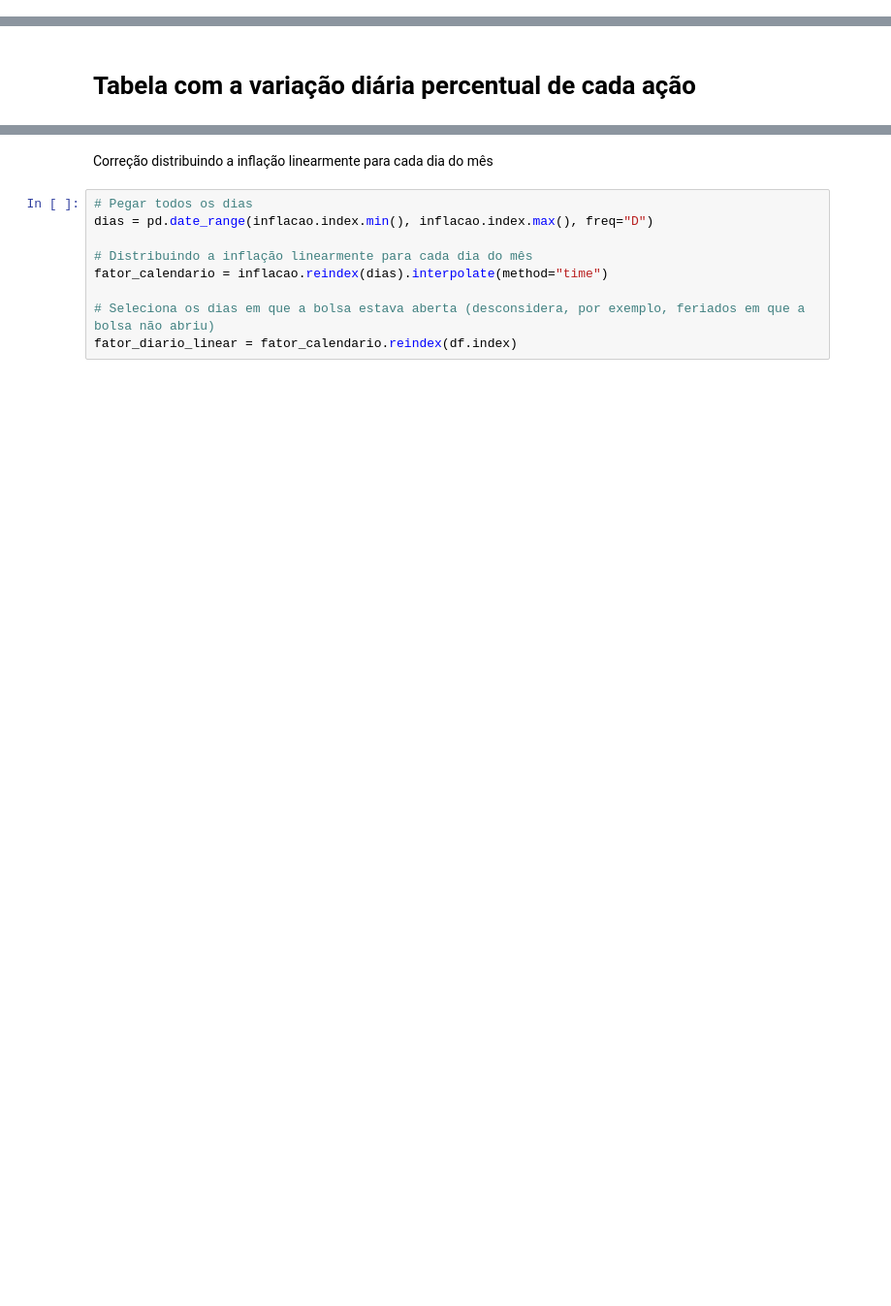
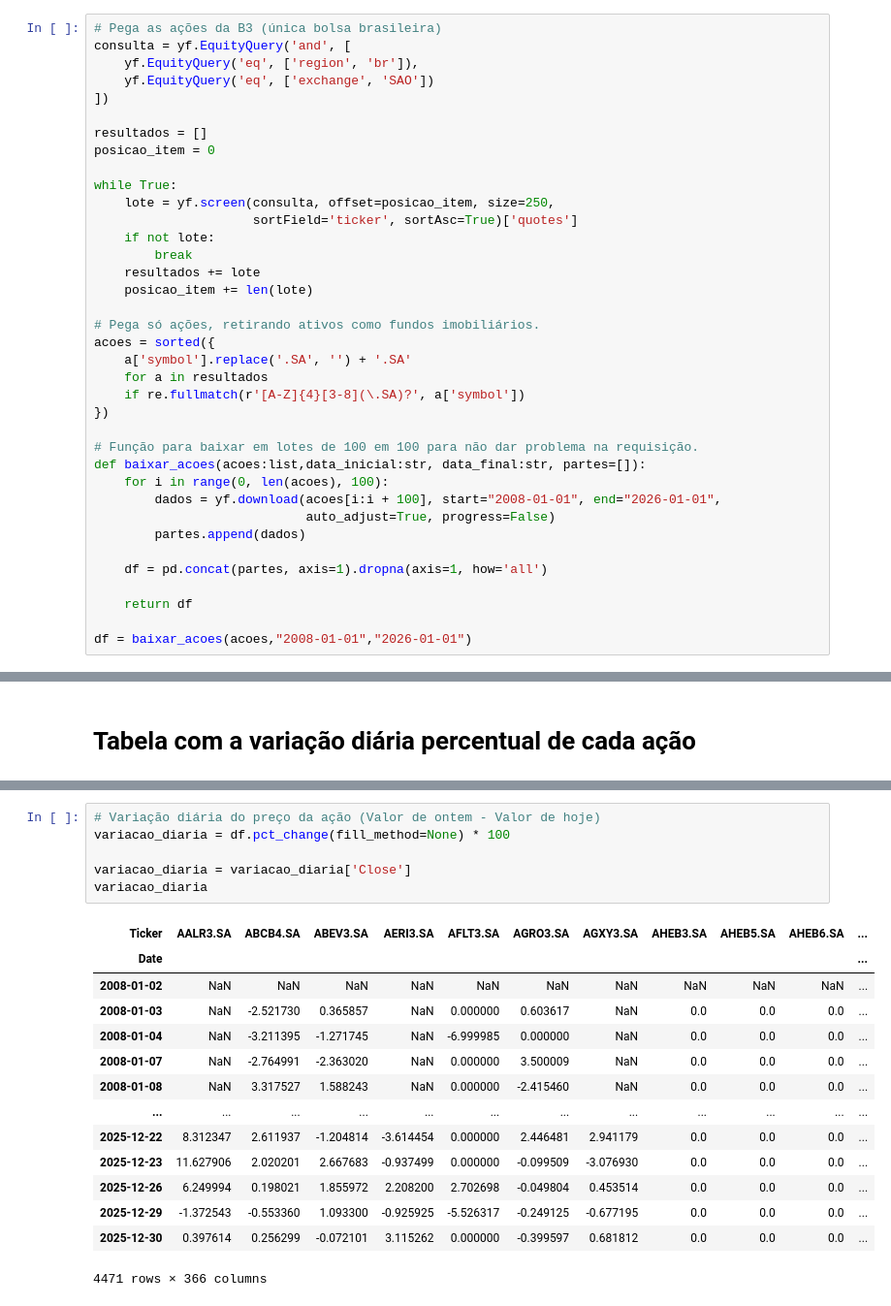
Before and after one commit to Marcos00758/Anti-crisis-stocks-using-graphs, a Jupyter notebook: Tabelas_Acoes.ipynb, the cells around one changed output, grey strips where cells are left out. Shown at 97% size. Drawn from its saved outputs; the diff is of its cells as text; blank space fills up the shorter version.

```diff
--- a/Tabelas_Acoes.ipynb
+++ b/Tabelas_Acoes.ipynb
@@ -50,0 +20,37 @@ df
+# %%
+# Pega as ações da B3 (única bolsa brasileira)
+consulta = yf.EquityQuery('and', [
+    yf.EquityQuery('eq', ['region', 'br']),
+    yf.EquityQuery('eq', ['exchange', 'SAO'])
+])
+
+resultados = []
+posicao_item = 0
+
+while True:
+    lote = yf.screen(consulta, offset=posicao_item, size=250,
+                     sortField='ticker', sortAsc=True)['quotes']
+    if not lote:
+        break
+    resultados += lote
+    posicao_item += len(lote)
+
+# Pega só ações, retirando ativos como fundos imobiliários.
+acoes = sorted({
+    a['symbol'].replace('.SA', '') + '.SA'
+    for a in resultados
+    if re.fullmatch(r'[A-Z]{4}[3-8](\.SA)?', a['symbol'])
+})
+
+# Função para baixar em lotes de 100 em 100 para não dar problema na requisição.
+def baixar_acoes(acoes:list,data_inicial:str, data_final:str, partes=[]):
+    for i in range(0, len(acoes), 100):
+        dados = yf.download(acoes[i:i + 100], start="2008-01-01", end="2026-01-01",
+                            auto_adjust=True, progress=False)
+        partes.append(dados)
+
+    df = pd.concat(partes, axis=1).dropna(axis=1, how='all')
+
+    return df
+
+df = baixar_acoes(acoes,"2008-01-01","2026-01-01")
@@ -91,11 +97,21 @@ Name: CPIAUCSL, Length: 81, dtype: float64
-# %% [markdown]
-Correção distribuindo a inflação linearmente para cada dia do mês
-# %%
-# Pegar todos os dias
-dias = pd.date_range(inflacao.index.min(), inflacao.index.max(), freq="D")
-
-# Distribuindo a inflação linearmente para cada dia do mês
-fator_calendario = inflacao.reindex(dias).interpolate(method="time")
-
-# Seleciona os dias em que a bolsa estava aberta (desconsidera, por exemplo, feriados em que a bolsa não abriu)
-fator_diario_linear = fator_calendario.reindex(df.index)
+# %%
+# Variação diária do preço da ação (Valor de ontem - Valor de hoje)
+variacao_diaria = df.pct_change(fill_method=None) * 100
+
+variacao_diaria = variacao_diaria['Close']
+variacao_diaria
+# %% [output]
+| Ticker | AALR3.SA | ABCB4.SA | ABEV3.SA | AERI3.SA | AFLT3.SA | AGRO3.SA | AGXY3.SA | AHEB3.SA | AHEB5.SA | AHEB6.SA | ... |
+| Date |  |  |  |  |  |  |  |  |  |  | ... |
+| 2008-01-02 | NaN | NaN | NaN | NaN | NaN | NaN | NaN | NaN | NaN | NaN | ... |
+| 2008-01-03 | NaN | -2.521730 | 0.365857 | NaN | 0.000000 | 0.603617 | NaN | 0.0 | 0.0 | 0.0 | ... |
+| 2008-01-04 | NaN | -3.211395 | -1.271745 | NaN | -6.999985 | 0.000000 | NaN | 0.0 | 0.0 | 0.0 | ... |
+| 2008-01-07 | NaN | -2.764991 | -2.363020 | NaN | 0.000000 | 3.500009 | NaN | 0.0 | 0.0 | 0.0 | ... |
+| 2008-01-08 | NaN | 3.317527 | 1.588243 | NaN | 0.000000 | -2.415460 | NaN | 0.0 | 0.0 | 0.0 | ... |
+| ... | ... | ... | ... | ... | ... | ... | ... | ... | ... | ... | ... |
+| 2025-12-22 | 8.312347 | 2.611937 | -1.204814 | -3.614454 | 0.000000 | 2.446481 | 2.941179 | 0.0 | 0.0 | 0.0 | ... |
+| 2025-12-23 | 11.627906 | 2.020201 | 2.667683 | -0.937499 | 0.000000 | -0.099509 | -3.076930 | 0.0 | 0.0 | 0.0 | ... |
+| 2025-12-26 | 6.249994 | 0.198021 | 1.855972 | 2.208200 | 2.702698 | -0.049804 | 0.453514 | 0.0 | 0.0 | 0.0 | ... |
+| 2025-12-29 | -1.372543 | -0.553360 | 1.093300 | -0.925925 | -5.526317 | -0.249125 | -0.677195 | 0.0 | 0.0 | 0.0 | ... |
+| 2025-12-30 | 0.397614 | 0.256299 | -0.072101 | 3.115262 | 0.000000 | -0.399597 | 0.681812 | 0.0 | 0.0 | 0.0 | ... |
+4471 rows × 366 columns
```
Also changed, not shown: parts of 13 cells of this notebook.
